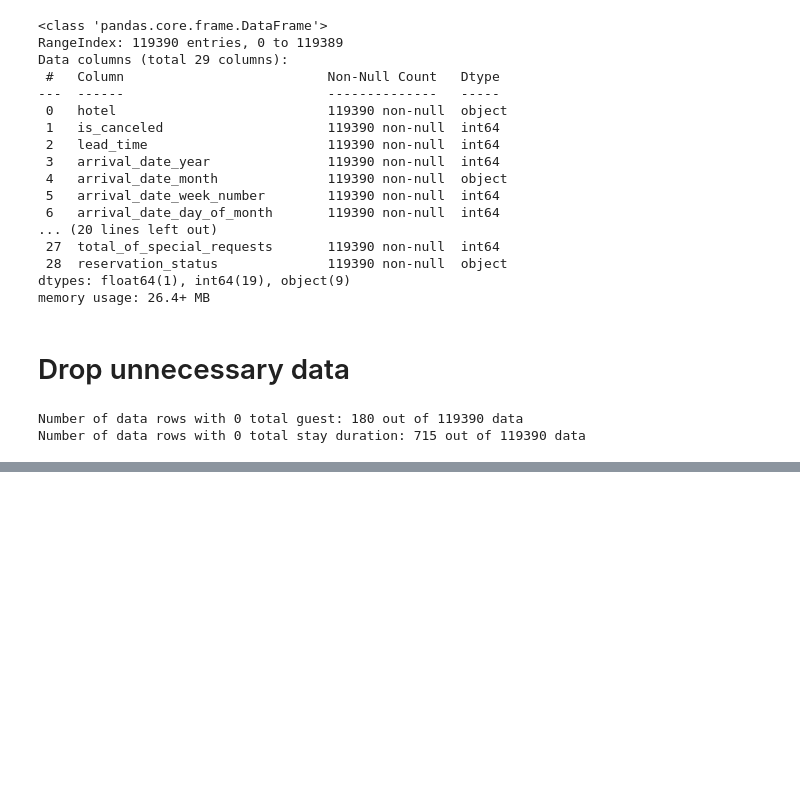
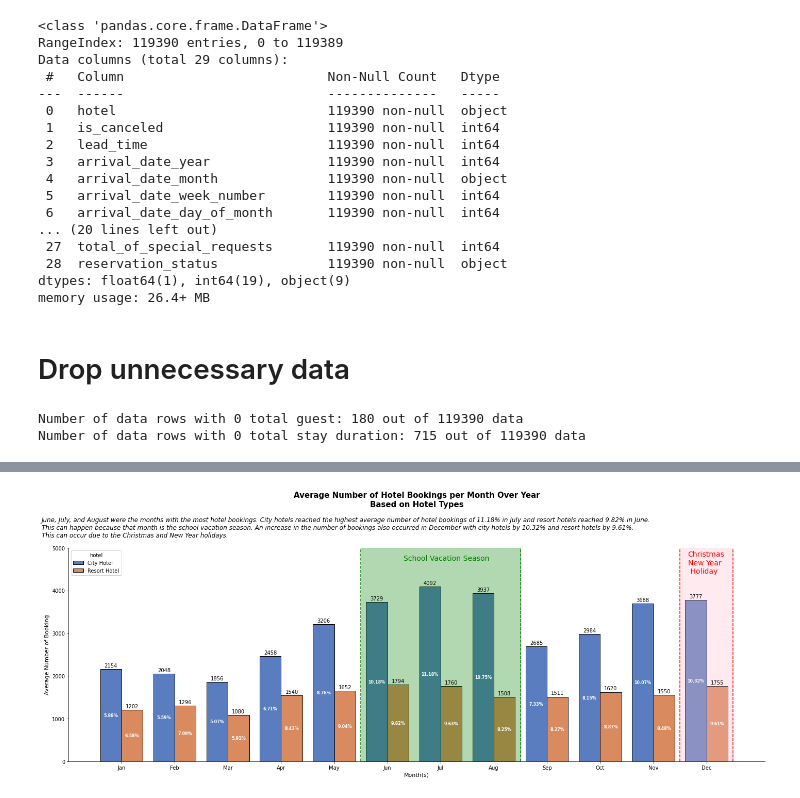
Before and after one commit to ferrysetefanus/Investigate-Hotel-Business-using-Data-Visualization, a Jupyter notebook: hotel_booking.ipynb, the cells around one changed output, grey strips where cells are left out. Saved outputs shown, nothing was run; the diff lists cells and outputs as text; code cells hidden in the pictures; blank space fills up the shorter version.

```diff
--- a/hotel_booking.ipynb
+++ b/hotel_booking.ipynb
@@ -181,0 +218,3 @@ df_fix = df_clean_final.copy()
+# %%
+# create aggregate table to show total hotel booking per month based on hotel category
+df_table = df_fix.groupby(['hotel', 'arrival_date_year', 'arrival_date_month']).agg({'is_canceled' : 'count'}).reset_index()
@@ -181,0 +271,17 @@ df_fix = df_clean_final.copy()
+# %%
+#create percentage column
+df_month_percent = df_table[['hotel', 'arrival_date_month', 'avg_num_booking']]
+
+#drop duplicate data
+df_month_percent = df_month_percent.drop_duplicates()
+
+#summarize total of avg num booking based on hotel type
+df_part = df_month_percent.groupby('hotel').agg({'avg_num_booking':'sum'})
+df_month_percent = df_month_percent.merge(df_part, on='hotel')
+df_month_percent = df_month_percent.rename(columns = {'avg_num_booking_x' : 'avg_num_booking', 'avg_num_booking_y' : 'total_avg_booking'})
+
+#create percentage column based on avg num booking per hotel type
+df_month_percent['percentage'] = round((df_month_percent['avg_num_booking']/df_month_percent['total_avg_booking'])*100, 2)
+df_month_percent =  df_month_percent.replace({'arrival_date_month': {'January':1, 'February':2, 'March':3, 'April':4, 'May':5, 'June':6,
+                                           'July':7, 'August':8, 'September':9, 'October':10, 'November':11, 'December':12}})
+df_month_percent.sort_values('arrival_date_month', ascending=True)
@@ -181,0 +306,32 @@ df_fix = df_clean_final.copy()
+# %%
+fig, ax = plt.subplots(figsize=(20, 8))
+plt.title("Average Number of Hotel Bookings per Month Over Year\nBased on Hotel Types", fontsize=15, color='black', weight='bold', pad=80)
+plt.text(x=-1.5, y=5250, s="June, July, and August were the months with the most hotel bookings. City hotels reached the highest average number of hotel bookings of 11.18% in July and resort hotels reached 9.82% in June.\nThis can happen because that month is the school vacation season. An increase in the number of bookings also occurred in December with city hotels by 10.32% and resort hotels by 9.61%.\nThis can occur due to the Christmas and New Year holidays.", fontsize=12, fontstyle='italic')
+sns.barplot(x='arrival_date_month', y='avg_num_booking', data=df_month_percent, hue='hotel', edgecolor='black', palette='muted')
+
+plt.xlabel('Month(s)', fontsize=11)
+plt.xticks(np.arange(12), ['Jan', 'Feb', 'Mar', 'Apr', 'May', 'Jun', 'Jul', 'Aug', 'Sep', 'Oct', 'Nov', 'Dec'])
+plt.ylabel('Average Number of Booking', fontsize=11)
+plt.ylim(0, 5000)
+
+plt.bar_label(ax.containers[0], padding=2)
+plt.bar_label(ax.containers[1], padding=2)
+
+plt.axvline(4.5, ls='--', color='green')
+plt.axvline(7.5, ls='--', color='green')
+plt.stackplot(np.arange(4.5,8.5), [[5000]], color='green', alpha=0.3)
+plt.text(x=5.3, y=4750, s='School Vacation Season', fontsize=14, color='green', va='center')
+
+plt.axvline(10.5, ls='--', color='red')
+plt.axvline(11.5, ls='--', color='red')
+plt.stackplot(np.arange(10.5,12.5), [[5000]], color='pink', alpha=0.3)
+plt.text(x=10.65, y=4650, s='Christmas\nNew Year\n Holiday', fontsize=14, color='red', va='center')
+
+plt.bar_label(ax.containers[0], ['5.88%', '5.59%', '5.07%', '6.71%', '8.76%', '10.18%', '11.18%', '10.75%', '7.33%', '8.15%', '10.07%', '10.32%'], label_type='center', color='white', weight='bold', fontsize=8)
+plt.bar_label(ax.containers[1], ['6.58%', '7.09%', '5.91%', '8.43%', '9.04%', '9.82%', '9.63%', '8.25%', '8.27%', '8.87%', '8.48%', '9.61%'], label_type='center', color='white', weight='bold', fontsize=8)
+
+sns.despine()
+plt.tight_layout()
+plt.savefig('avg_num_booking.png', dpi=200)
+# %% [output]
+[figure, added]
```
Also changed, not shown: parts of 8 cells of this notebook, 1 other file.
